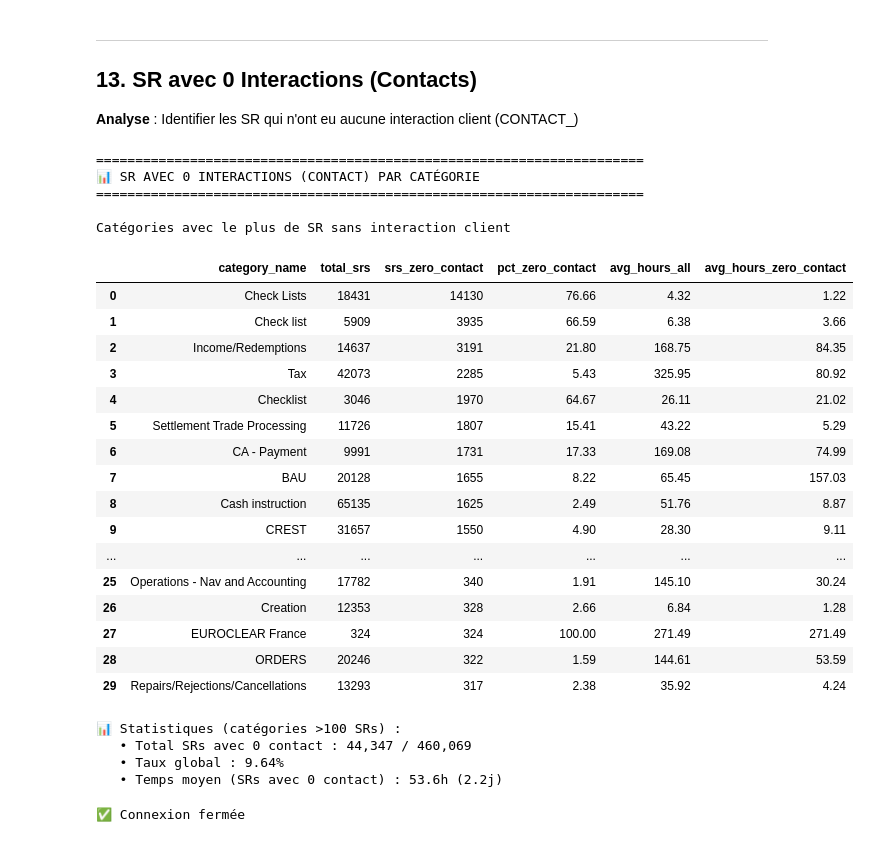
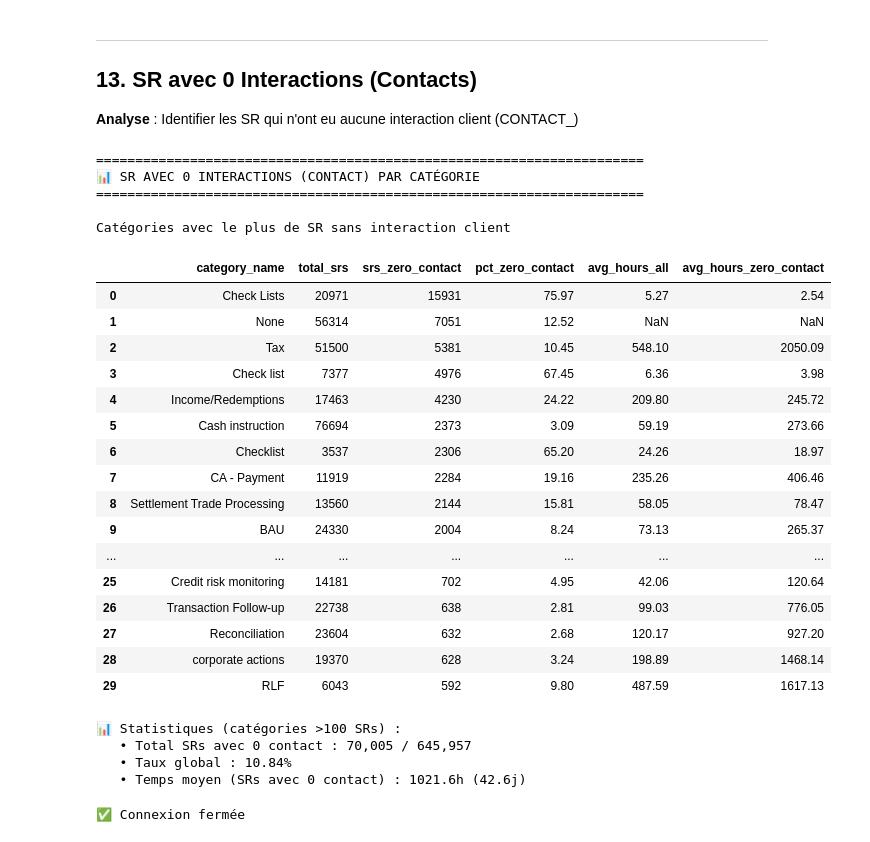
Before and after one commit to jbouniol/bdd-bnpparibas, a Jupyter notebook: Notebook/JO_Analysis.ipynb, the cells around one changed output. Cells and saved outputs as stored; diff of their text form; code cells hidden in the pictures.

```diff
--- a/Notebook/JO_Analysis.ipynb
+++ b/Notebook/JO_Analysis.ipynb
@@ -105,7 +105,7 @@ SELECT
     ROUND(COUNT(sr.ID) * 100.0 / (SELECT COUNT(*) FROM sr ), 2) as pct_of_total
 FROM sr
 LEFT JOIN category c ON sr.CATEGORY_ID = c.ID
-WHERE strftime('%Y-%m', sr.CREATIONDATE) BETWEEN '2024-01' AND '2025-09'
+
 GROUP BY c.ID, c.NAME
 ORDER BY total_requests DESC
 LIMIT 20
@@ -337,7 +337,7 @@ SELECT
 
 FROM sr
 LEFT JOIN category c ON sr.CATEGORY_ID = c.ID
-WHERE strftime('%Y-%m', sr.CREATIONDATE) BETWEEN '2024-01' AND '2025-09'
+
 GROUP BY c.NAME
 HAVING COUNT(sr.ID) > 100
 ORDER BY total_requests DESC
@@ -1056,57 +1057,57 @@ SELECT
                    THEN CAST((julianday(sr.CLOSINGDATE) - julianday(sr.CREATIONDATE)) * 24 AS REAL) END), 2) as avg_hours_zero_contact
 FROM sr
 LEFT JOIN category c ON sr.CATEGORY_ID = c.ID
-WHERE strftime('%Y-%m', sr.CREATIONDATE) BETWEEN '2025-01' AND '2025-09'
+
   AND sr.CLOSINGDATE IS NOT NULL
 GROUP BY c.ID, c.NAME
 HAVING COUNT(sr.ID) > 100
 ORDER BY srs_zero_contact DESC
 LIMIT 30
 """, conn)
 
 print("="*70)
 print("📊 SR AVEC 0 INTERACTIONS (CONTACT) PAR CATÉGORIE")
 print("="*70)
 print("\nCatégories avec le plus de SR sans interaction client\n")
 
 display(zero_contact_analysis)
 
 # Statistiques globales
 total_zero_contact = zero_contact_analysis['srs_zero_contact'].sum()
 total_srs_analyzed = zero_contact_analysis['total_srs'].sum()
 global_pct = (total_zero_contact / total_srs_analyzed) * 100
 
 print(f"\n📊 Statistiques (catégories >100 SRs) :")
 print(f"   • Total SRs avec 0 contact : {total_zero_contact:,} / {total_srs_analyzed:,}")
 print(f"   • Taux global : {global_pct:.2f}%")
 print(f"   • Temps moyen (SRs avec 0 contact) : {zero_contact_analysis['avg_hours_zero_contact'].mean():.1f}h ({zero_contact_analysis['avg_hours_zero_contact'].mean()/24:.1f}j)")
 # %% [output]
 ======================================================================
 📊 SR AVEC 0 INTERACTIONS (CONTACT) PAR CATÉGORIE
 ======================================================================
 
 Catégories avec le plus de SR sans interaction client
 |  | category_name | total_srs | srs_zero_contact | pct_zero_contact | avg_hours_all | avg_hours_zero_contact |
-| 0 | Check Lists | 18431 | 14130 | 76.66 | 4.32 | 1.22 |
-| 1 | Check list | 5909 | 3935 | 66.59 | 6.38 | 3.66 |
-| 2 | Income/Redemptions | 14637 | 3191 | 21.80 | 168.75 | 84.35 |
-| 3 | Tax | 42073 | 2285 | 5.43 | 325.95 | 80.92 |
-| 4 | Checklist | 3046 | 1970 | 64.67 | 26.11 | 21.02 |
-| 5 | Settlement Trade Processing | 11726 | 1807 | 15.41 | 43.22 | 5.29 |
-| 6 | CA - Payment | 9991 | 1731 | 17.33 | 169.08 | 74.99 |
-| 7 | BAU | 20128 | 1655 | 8.22 | 65.45 | 157.03 |
-| 8 | Cash instruction | 65135 | 1625 | 2.49 | 51.76 | 8.87 |
-| 9 | CREST | 31657 | 1550 | 4.90 | 28.30 | 9.11 |
+| 0 | Check Lists | 20971 | 15931 | 75.97 | 5.27 | 2.54 |
+| 1 | None | 56314 | 7051 | 12.52 | NaN | NaN |
+| 2 | Tax | 51500 | 5381 | 10.45 | 548.10 | 2050.09 |
+| 3 | Check list | 7377 | 4976 | 67.45 | 6.36 | 3.98 |
+| 4 | Income/Redemptions | 17463 | 4230 | 24.22 | 209.80 | 245.72 |
+| 5 | Cash instruction | 76694 | 2373 | 3.09 | 59.19 | 273.66 |
+| 6 | Checklist | 3537 | 2306 | 65.20 | 24.26 | 18.97 |
+| 7 | CA - Payment | 11919 | 2284 | 19.16 | 235.26 | 406.46 |
+| 8 | Settlement Trade Processing | 13560 | 2144 | 15.81 | 58.05 | 78.47 |
+| 9 | BAU | 24330 | 2004 | 8.24 | 73.13 | 265.37 |
 | ... | ... | ... | ... | ... | ... | ... |
-| 25 | Operations - Nav and Accounting | 17782 | 340 | 1.91 | 145.10 | 30.24 |
-| 26 | Creation | 12353 | 328 | 2.66 | 6.84 | 1.28 |
-| 27 | EUROCLEAR France | 324 | 324 | 100.00 | 271.49 | 271.49 |
-| 28 | ORDERS | 20246 | 322 | 1.59 | 144.61 | 53.59 |
-| 29 | Repairs/Rejections/Cancellations | 13293 | 317 | 2.38 | 35.92 | 4.24 |
+| 25 | Credit risk monitoring | 14181 | 702 | 4.95 | 42.06 | 120.64 |
+| 26 | Transaction Follow-up | 22738 | 638 | 2.81 | 99.03 | 776.05 |
+| 27 | Reconciliation | 23604 | 632 | 2.68 | 120.17 | 927.20 |
+| 28 | corporate actions | 19370 | 628 | 3.24 | 198.89 | 1468.14 |
+| 29 | RLF | 6043 | 592 | 9.80 | 487.59 | 1617.13 |
 📊 Statistiques (catégories >100 SRs) :
-   • Total SRs avec 0 contact : 44,347 / 460,069
-   • Taux global : 9.64%
-   • Temps moyen (SRs avec 0 contact) : 53.6h (2.2j)
+   • Total SRs avec 0 contact : 70,005 / 645,957
+   • Taux global : 10.84%
+   • Temps moyen (SRs avec 0 contact) : 1021.6h (42.6j)
 # %%
 # Visualisation : SR avec 0 contact
 fig = make_subplots(
```
Also changed, not shown: parts of 9 cells of this notebook, 15 other files.
